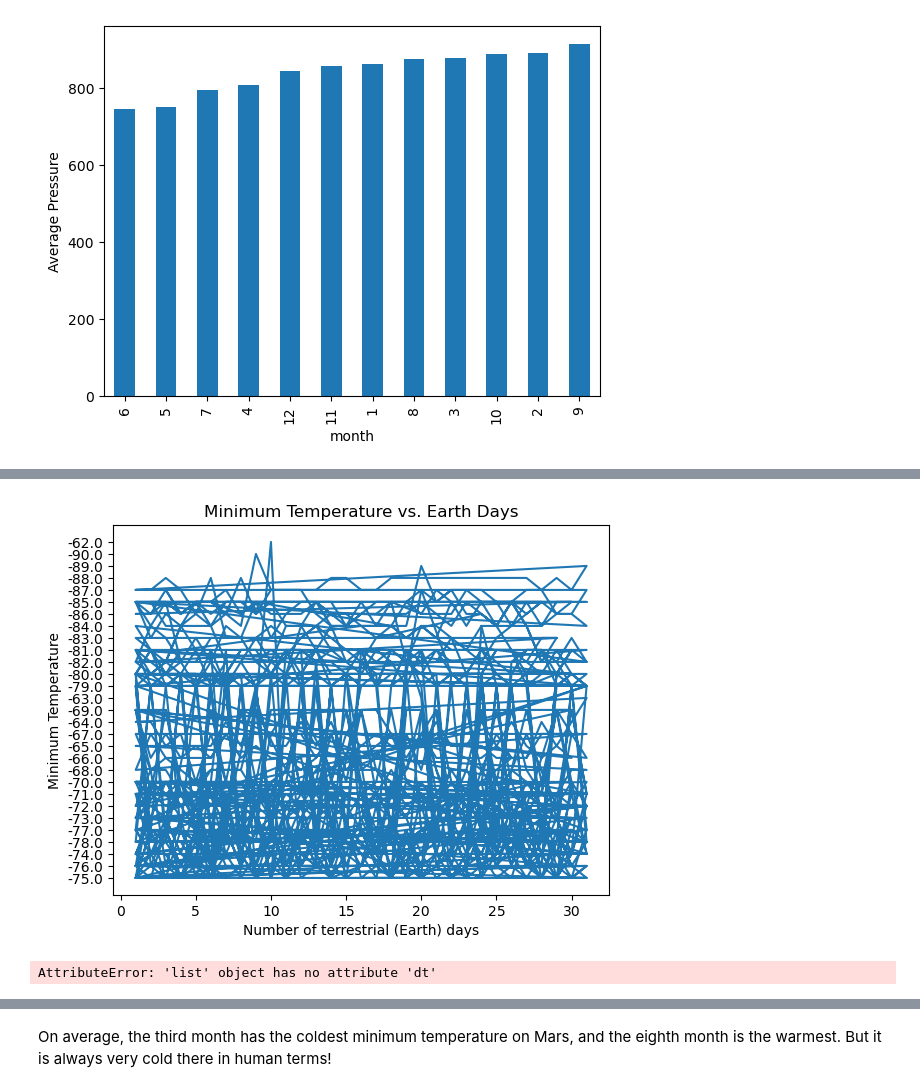
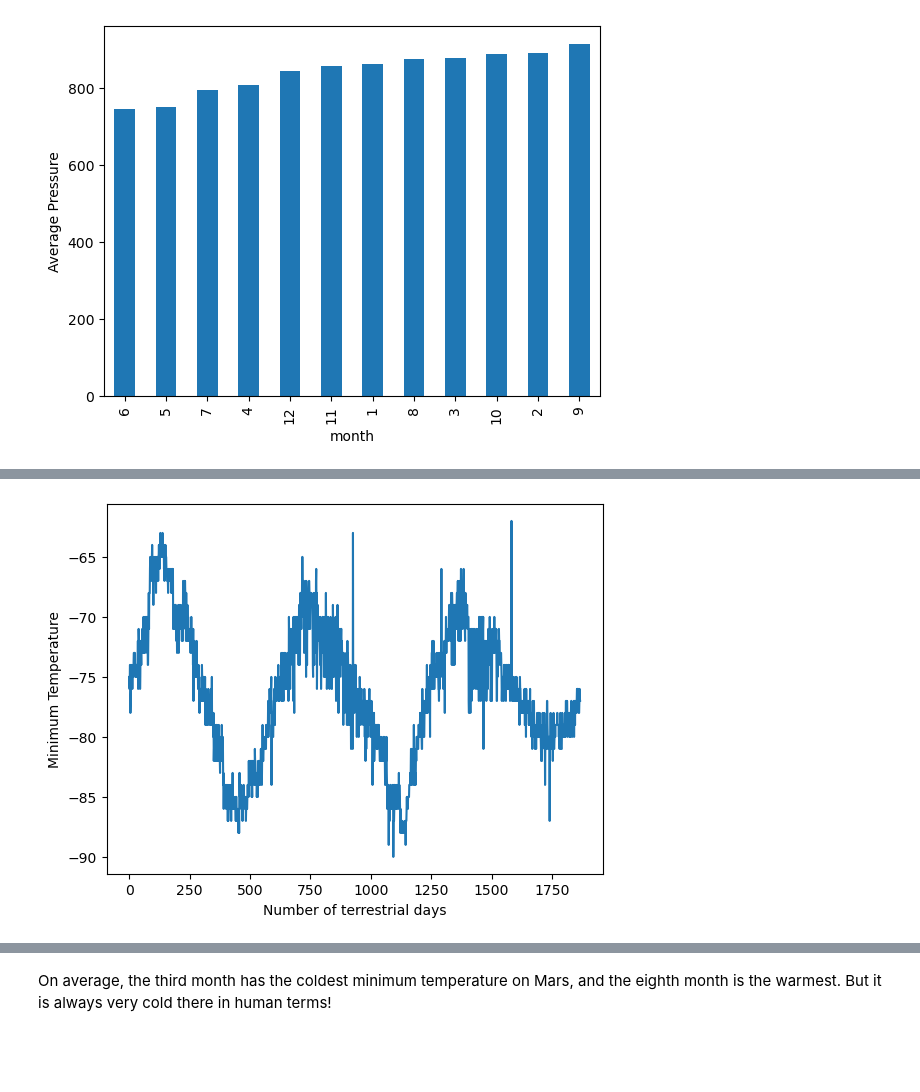
Before and after one commit to Sempi23/Web-Scrapping-Challenge, a Jupyter notebook: Analysis/part_2_mars_weather.ipynb, the cells around one changed output, grey strips where cells are left out. Saved outputs shown, nothing was run; the diff lists cells and outputs as text; code cells hidden in the pictures; blank space fills up the shorter version.

```diff
--- a/Analysis/part_2_mars_weather.ipynb
+++ b/Analysis/part_2_mars_weather.ipynb
@@ -275,6 +276,3 @@ plt.ylabel('Average Pressure')
 plt.show()
 # %% [output]
 [figure]
-# %%
-mars_temp_df = pd.DataFrame(scraped_data, columns=['id', 'terrestrial_date', 'sol', 'ls', 'month', 'min_temp', 'pressure'])
-mars_temp_df.head()
@@ -320,21 +278,0 @@ Locator attempting to generate 15001 ticks ([0.0, ..., 3000.0]), which exceeds L
-# %%
-import matplotlib.pyplot as plt
-min_tp = mars_temp_df['min_temp']
-min_tp
-
-# Assuming 'terrestrial_date' is in datetime format in your DataFrame
-mars_temp_df['terrestrial_date'] = pd.to_datetime(mars_temp_df['terrestrial_date'])
-
-# Extract the day component from the 'terrestrial_date' columnearth_days = mars_temp_df['terrestrial_date'].dt.day
-earth_days = mars_temp_df['terrestrial_date'].dt.day
-# Plot the minimum temperature data against Earth days with a larger figure size
-plt.figure(figsize=(10, 6))  # Set the figure size to 10x6 inches
-plt.plot(earth_days, mars_temp_df['min_temp'])
-plt.xlabel("Number of terrestrial (Earth) days")
-plt.ylabel("Minimum Temperature")
-plt.title("Minimum Temperature vs. Earth Days")
-plt.grid(True, axis='x')
-plt.xlim(0, 3000)
-plt.ylim(-90, -65)
-plt.minorticks_on()
-plt.show()
@@ -359,27 +279,13 @@ Name: terrestrial_date, Length: 1867, dtype: int32
-# %%
-import matplotlib.pyplot as plt
-min_tp = mars_temp_df['min_temp']
-min_tp
-
-
-# Extract the day component from the 'terrestrial_date' column
-earth_days = mars_temp_df['terrestrial_date'].dt.day
-
-# Plot the minimum temperature data against Earth days
-plt.plot(earth_days, min_tp)
-plt.xlabel("Number of terrestrial (Earth) days")
-plt.ylabel("Minimum Temperature")
-plt.title("Minimum Temperature vs. Earth Days")
-plt.show()
-# %% [output]
-[figure, removed]
 # %%
-# 5. How many terrestrial (earth) days are there in a Martian year?
-min_tp = mars_temp_df['min_temp']
-min_tp
-terrestrial_days = mars_temp_df['terrestrial_date']
+#5. How many terrestrial (earth) days are there in a Martian year?
 
-plt.plot(['terrestrial_days'].dt.days, min_tp)
+# Convert 'min_temp' column to numeric
+mars_temp_df['min_temp'] = pd.to_numeric(mars_temp_df['min_temp'], errors='coerce')
+
+# Plot the data
+mars_temp_df['min_temp'].plot()
+plt.xlabel('Number of terrestrial days')
+plt.ylabel('Minimum Temperature')
 plt.show()
 # %% [output]
-AttributeError: 'list' object has no attribute 'dt'
+[figure, added]
```
Also changed, not shown: parts of 8 cells of this notebook, 1 other file.
